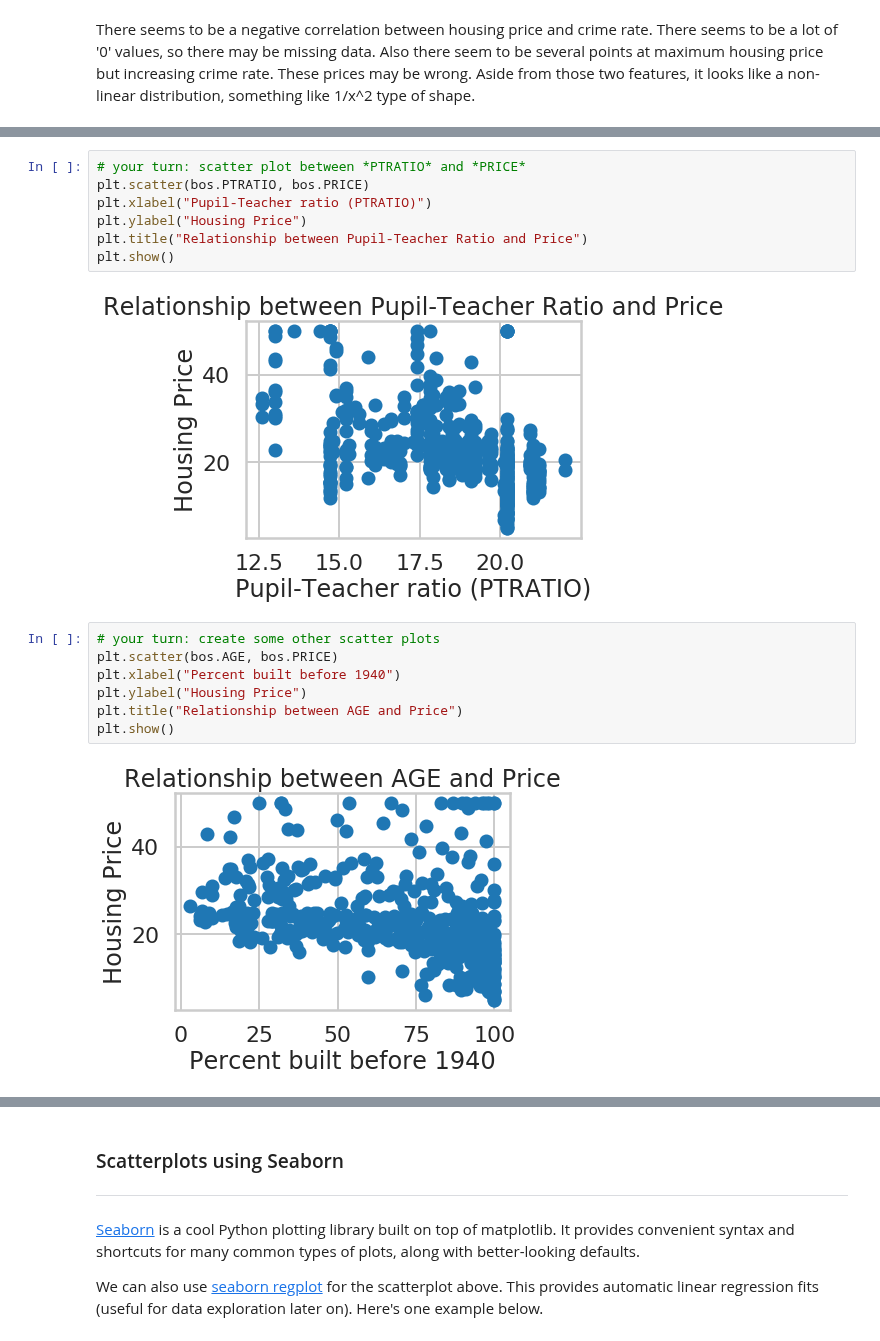
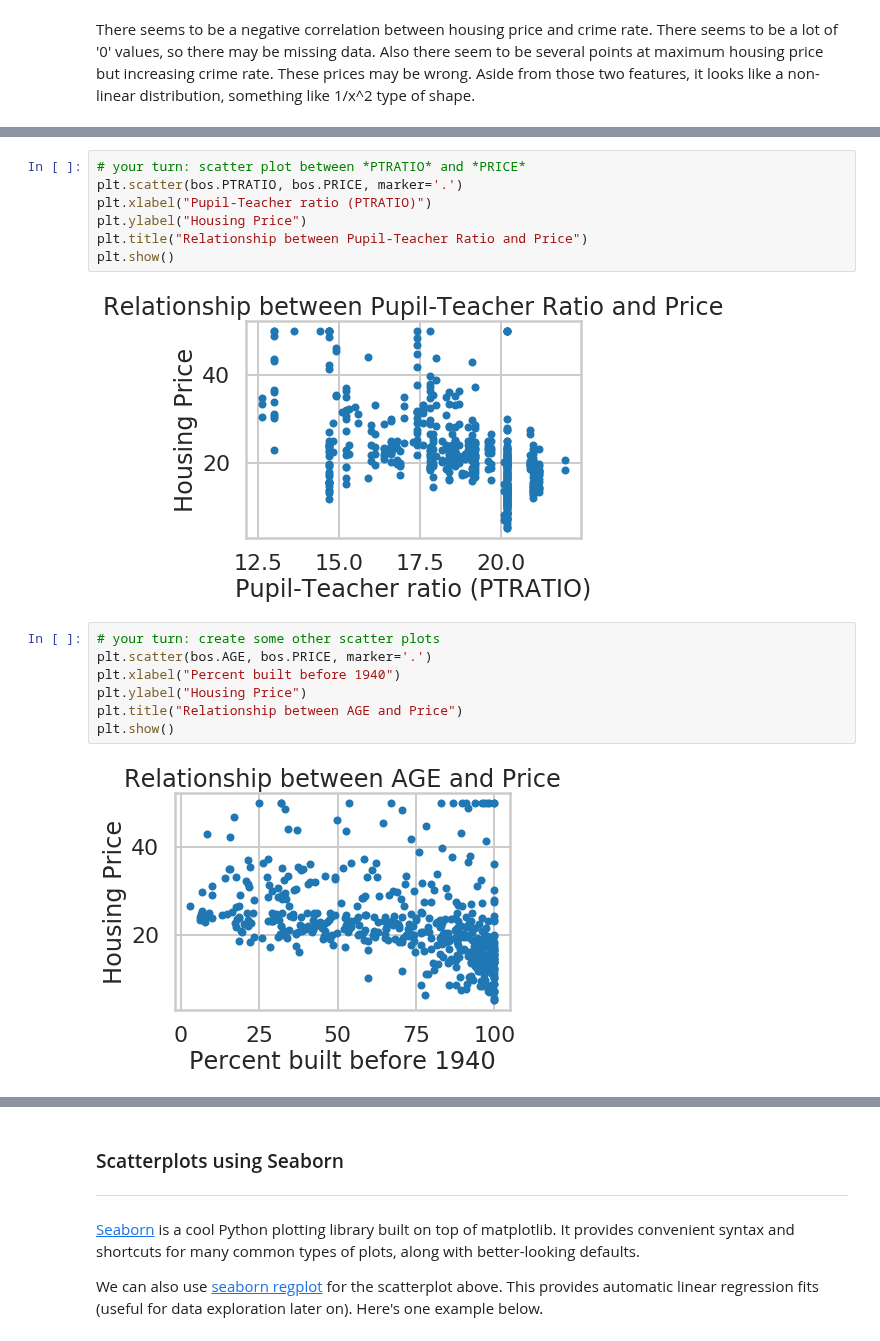
Before and after one commit to morganfry/springboard, a Jupyter notebook: mini-projects/10.1.5/linear_regression/Mini_Project_Linear_Regression.ipynb, the cells around one changed output, grey strips where cells are left out. Drawn from its saved outputs; the diff is of its cells as text.

```diff
--- a/mini-projects/10.1.5/linear_regression/Mini_Project_Linear_Regression.ipynb
+++ b/mini-projects/10.1.5/linear_regression/Mini_Project_Linear_Regression.ipynb
@@ -293,18 +293,18 @@ plt.show()
 # %%
 # your turn: scatter plot between *PTRATIO* and *PRICE*
-plt.scatter(bos.PTRATIO, bos.PRICE)
+plt.scatter(bos.PTRATIO, bos.PRICE, marker='.')
 plt.xlabel("Pupil-Teacher ratio (PTRATIO)")
 plt.ylabel("Housing Price")
 plt.title("Relationship between Pupil-Teacher Ratio and Price")
 plt.show()
 # %% [output]
-[figure, old version]
+[figure, new version]
 # %%
 # your turn: create some other scatter plots
-plt.scatter(bos.AGE, bos.PRICE)
+plt.scatter(bos.AGE, bos.PRICE, marker='.')
 plt.xlabel("Percent built before 1940")
 plt.ylabel("Housing Price")
 plt.title("Relationship between AGE and Price")
 plt.show()
 # %% [output]
-[figure, old version]
+[figure, new version]
```
Also changed, not shown: parts of 44 cells of this notebook.
